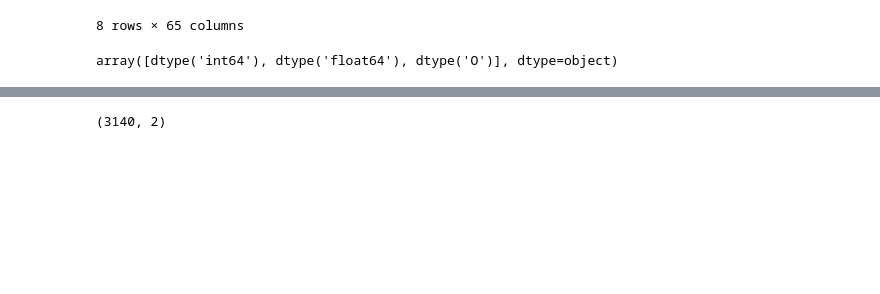
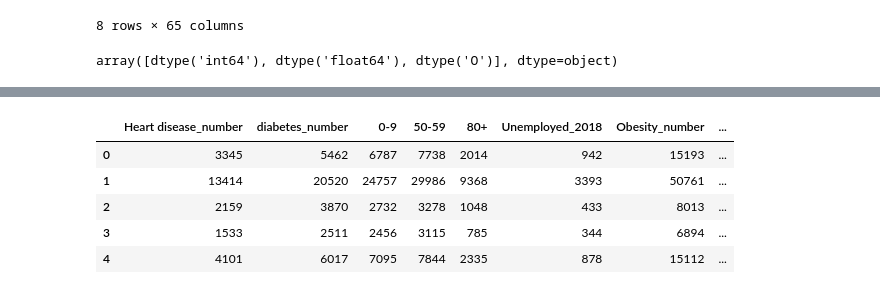
Before and after one commit to PuraCampos/Regr_Lineal_Regularizada, a Jupyter notebook: src/explore.ipynb, the cells around one changed output, grey strips where cells are left out. Cells and saved outputs as stored; diff of their text form; code cells hidden in the pictures; blank space fills up the shorter version.

```diff
--- a/src/explore.ipynb
+++ b/src/explore.ipynb
@@ -125,4 +167,9 @@ df_num.shape
-# %%
-df_cat.shape
-# %% [output]
-(3140, 2)
+# %%
+df_num[['Heart disease_number','diabetes_number','0-9','50-59','80+','Unemployed_2018','Obesity_number','Two or more races pop']].head()
+# %% [output]
+|  | Heart disease_number | diabetes_number | 0-9 | 50-59 | 80+ | Unemployed_2018 | Obesity_number | ... |
+| 0 | 3345 | 5462 | 6787 | 7738 | 2014 | 942 | 15193 | ... |
+| 1 | 13414 | 20520 | 24757 | 29986 | 9368 | 3393 | 50761 | ... |
+| 2 | 2159 | 3870 | 2732 | 3278 | 1048 | 433 | 8013 | ... |
+| 3 | 1533 | 2511 | 2456 | 3115 | 785 | 344 | 6894 | ... |
+| 4 | 4101 | 6017 | 7095 | 7844 | 2335 | 878 | 15112 | ... |
```
Also changed, not shown: parts of 13 cells of this notebook.
